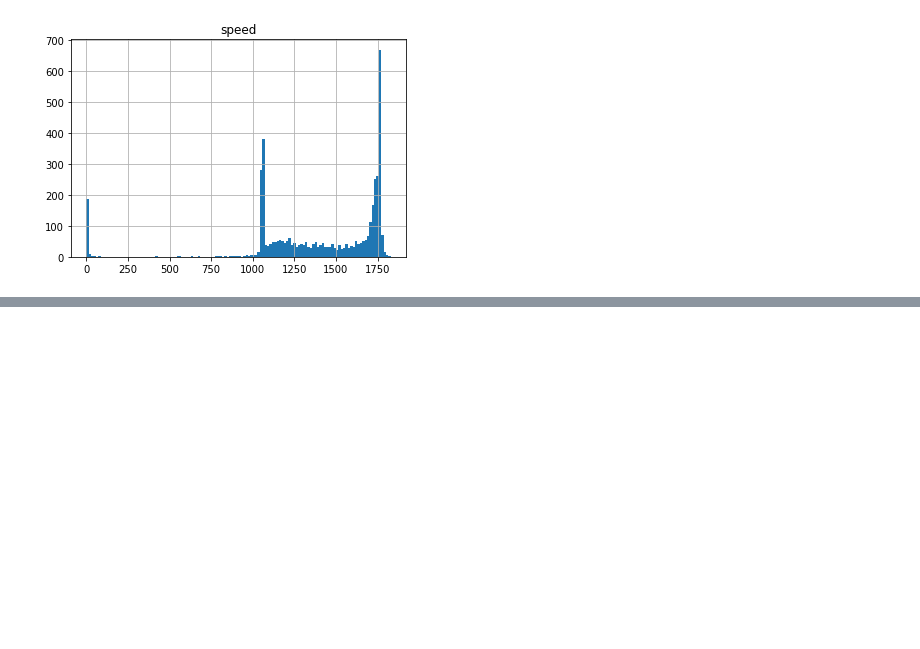
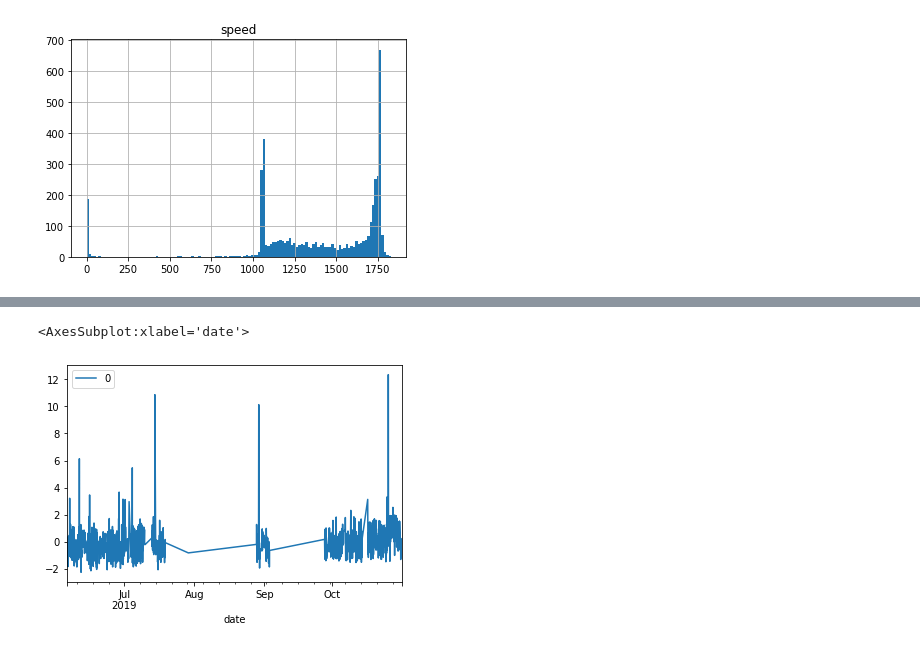
Before and after one commit to AiZhanghan/gearbox-fault-detection, a Jupyter notebook: code/train/niu_jia_ling/3.ipynb, the cells around one changed output, grey strips where cells are left out. Cells and saved outputs as stored; diff of their text form; code cells hidden in the pictures; blank space fills up the shorter version.

```diff
--- a/code/train/niu_jia_ling/3.ipynb
+++ b/code/train/niu_jia_ling/3.ipynb
@@ -50,0 +95,5 @@ speed.boxplot()
+# %%
+anomaly_scores.plot()
+# %% [output]
+<AxesSubplot:xlabel='date'>
+[figure, added]
```
Also changed, not shown: parts of 13 cells of this notebook, 4 other files.
